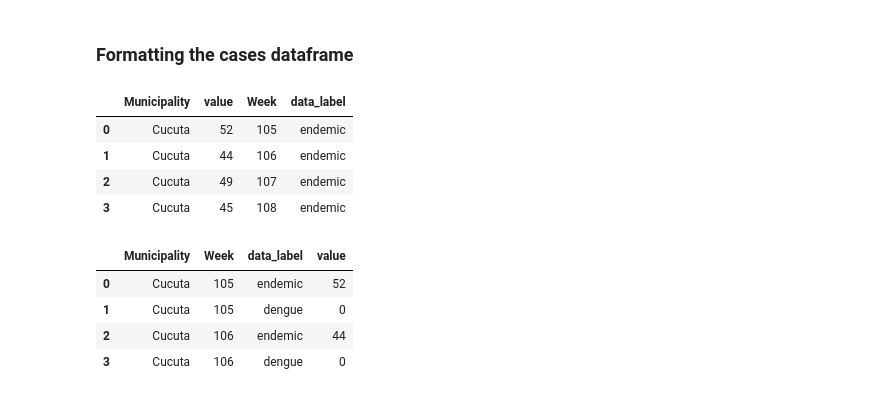
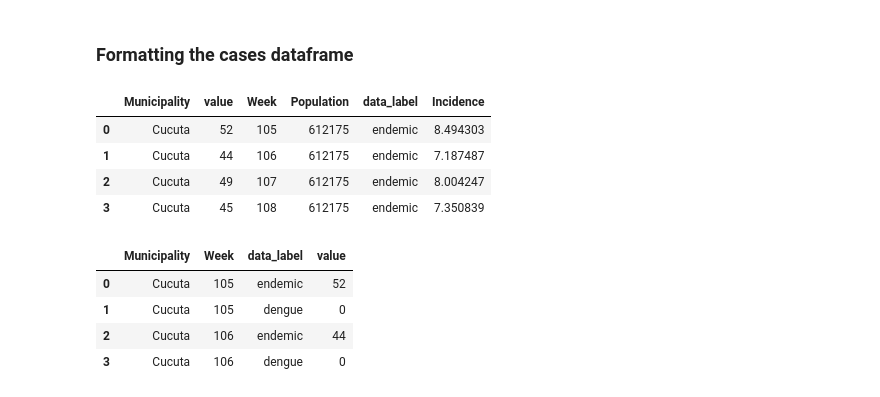
Before and after one commit to SahputraS/Outbreak-Simulation-and-Detection-Testing, a Jupyter notebook: Outbreak_Detection_Evaluation_(Mosquito_Borne_Disease).ipynb, the cells around one changed output. Cells and saved outputs as stored; diff of their text form; code cells hidden in the pictures.

```diff
--- a/Outbreak_Detection_Evaluation_(Mosquito_Borne_Disease).ipynb
+++ b/Outbreak_Detection_Evaluation_(Mosquito_Borne_Disease).ipynb
@@ -71,0 +104,28 @@ The threshold for dengue in Bello + Moniquira Mun. is 17.0 cases
+# %%
+cases_cucuta = dengue_cucuta.loc[:, ["Municipality", "Reported_Cases","Week", "Population"]].copy()
+cases_bello = dengue_bello.loc[:, ["Municipality", "Reported_Cases","Week", "Population"]].copy()
+cases_moni = dengue_moni.loc[:, ["Municipality", "Reported_Cases","Week", "Population"]].copy()
+
+cases_total = pd.DataFrame({
+    'Reported_Cases': (
+        cases_cucuta['Reported_Cases'] +
+        cases_bello['Reported_Cases'] +
+        cases_moni['Reported_Cases']
+    ),
+    "Population": (
+        cases_cucuta['Population'] +
+        cases_bello['Population'] +
+        cases_moni['Population']
+    ),
+    "Week": cases_cucuta['Week']
+})
+
+cases_total['Incidence'] = cases_total['Reported_Cases']/cases_total['Population']*100000
+
+# Determine the threshold
+thres_percent = 75
+thres_total = np.percentile(cases_total['Incidence'], thres_percent)
+print("Threshold global based on incidence is", round(thres_total,2))
+cases_total['data_label'] = np.where(cases_total['Incidence'] > thres_total, 'dengue', 'endemic')
+print("\n Example from global data:")
+cases_total.head(3)
@@ -71,0 +140,4 @@ The threshold for dengue in Bello + Moniquira Mun. is 17.0 cases
+# %%
+cases_cucuta['data_label'] = cases_total['data_label']
+cases_cucuta['Incidence'] = cases_cucuta['Reported_Cases']/cases_cucuta['Population']*100000
+cases_cucuta.head(3)
@@ -71,0 +149,5 @@ The threshold for dengue in Bello + Moniquira Mun. is 17.0 cases
+# %%
+cases_bello['data_label'] = cases_total['data_label']
+cases_bello['Incidence'] = cases_bello['Reported_Cases']/cases_bello['Population']*100000
+
+cases_bello.head(3)
@@ -71,0 +159,5 @@ The threshold for dengue in Bello + Moniquira Mun. is 17.0 cases
+# %%
+cases_moni['data_label'] = cases_total['data_label']
+cases_moni['Incidence'] = cases_moni['Reported_Cases']/cases_moni['Population']*100000
+
+cases_moni.head(3)
@@ -115,15 +269,16 @@ def complete_data(df, x1, x2, label_col, val_col, fill_val=0, extra_labels=None)
 # %% [markdown]
 ### Formatting the cases dataframe
 # %%
-cases = pd.concat([cases_cucuta, cases_bemon], ignore_index=True)
+cases = pd.concat([cases_cucuta, cases_bello, cases_moni], ignore_index=True)
 cases = cases.rename(columns={'Reported_Cases': 'value'})
+# cases['value'] = cases['Reported_Cases']/cases['Population']*100000
 cases.head(4)
 # %% [output]
-|  | Municipality | value | Week | data_label |
-| 0 | Cucuta | 52 | 105 | endemic |
-| 1 | Cucuta | 44 | 106 | endemic |
-| 2 | Cucuta | 49 | 107 | endemic |
-| 3 | Cucuta | 45 | 108 | endemic |
+|  | Municipality | value | Week | Population | data_label | Incidence |
+| 0 | Cucuta | 52 | 105 | 612175 | endemic | 8.494303 |
+| 1 | Cucuta | 44 | 106 | 612175 | endemic | 7.187487 |
+| 2 | Cucuta | 49 | 107 | 612175 | endemic | 8.004247 |
+| 3 | Cucuta | 45 | 108 | 612175 | endemic | 7.350839 |
 # %%
 cases = complete_data(cases, x1='Municipality', x2='Week', label_col='data_label', val_col='value')
 cases.head(4)
```
Also changed, not shown: parts of 35 cells of this notebook.
